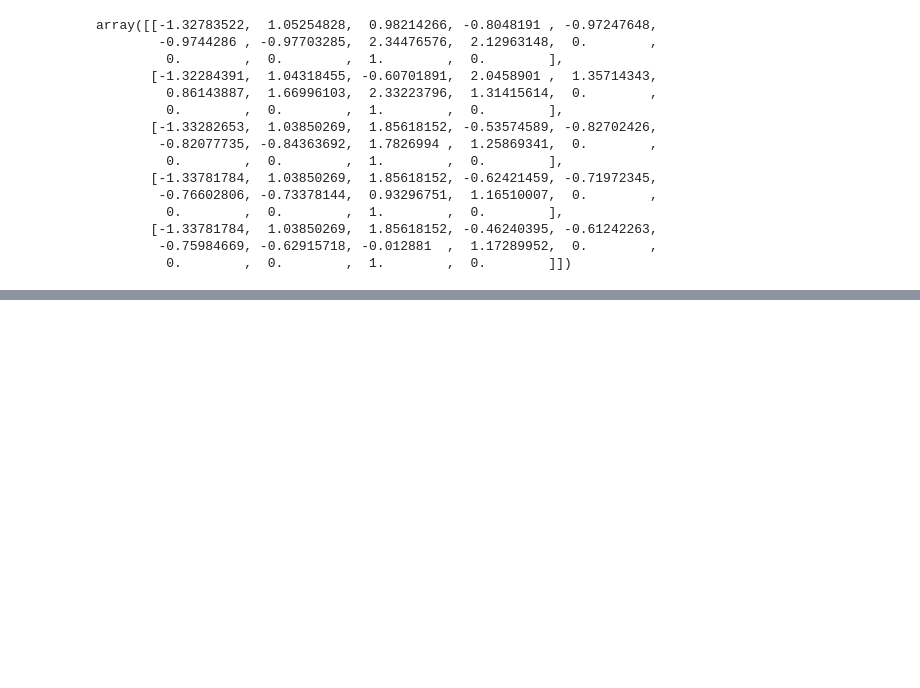
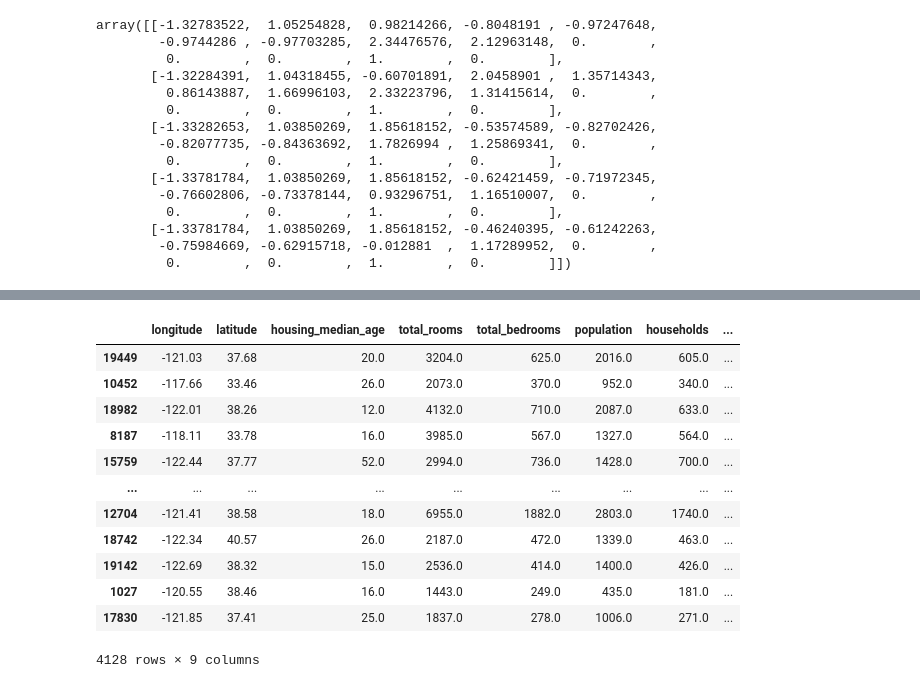
Before and after one commit to baxronovferuz1/DataScience_Np, a Jupyter notebook: machine_learning.ipynb, the cells around one changed output, grey strips where cells are left out. Saved outputs shown, nothing was run; the diff lists cells and outputs as text; code cells hidden in the pictures; blank space fills up the shorter version.

```diff
--- a/machine_learning.ipynb
+++ b/machine_learning.ipynb
@@ -411,0 +546,17 @@ line_reg=LinearRegression()
+# %%
+X_test=test_set.drop(["median_house_value"], axis=1)
+X_test
+# %% [output]
+|  | longitude | latitude | housing_median_age | total_rooms | total_bedrooms | population | households | ... |
+| 19449 | -121.03 | 37.68 | 20.0 | 3204.0 | 625.0 | 2016.0 | 605.0 | ... |
+| 10452 | -117.66 | 33.46 | 26.0 | 2073.0 | 370.0 | 952.0 | 340.0 | ... |
+| 18982 | -122.01 | 38.26 | 12.0 | 4132.0 | 710.0 | 2087.0 | 633.0 | ... |
+| 8187 | -118.11 | 33.78 | 16.0 | 3985.0 | 567.0 | 1327.0 | 564.0 | ... |
+| 15759 | -122.44 | 37.77 | 52.0 | 2994.0 | 736.0 | 1428.0 | 700.0 | ... |
+| ... | ... | ... | ... | ... | ... | ... | ... | ... |
+| 12704 | -121.41 | 38.58 | 18.0 | 6955.0 | 1882.0 | 2803.0 | 1740.0 | ... |
+| 18742 | -122.34 | 40.57 | 26.0 | 2187.0 | 472.0 | 1339.0 | 463.0 | ... |
+| 19142 | -122.69 | 38.32 | 15.0 | 2536.0 | 414.0 | 1400.0 | 426.0 | ... |
+| 1027 | -120.55 | 38.46 | 16.0 | 1443.0 | 249.0 | 435.0 | 181.0 | ... |
+| 17830 | -121.85 | 37.41 | 25.0 | 1837.0 | 278.0 | 1006.0 | 271.0 | ... |
+4128 rows × 9 columns
```
Also changed, not shown: parts of 20 cells of this notebook.
